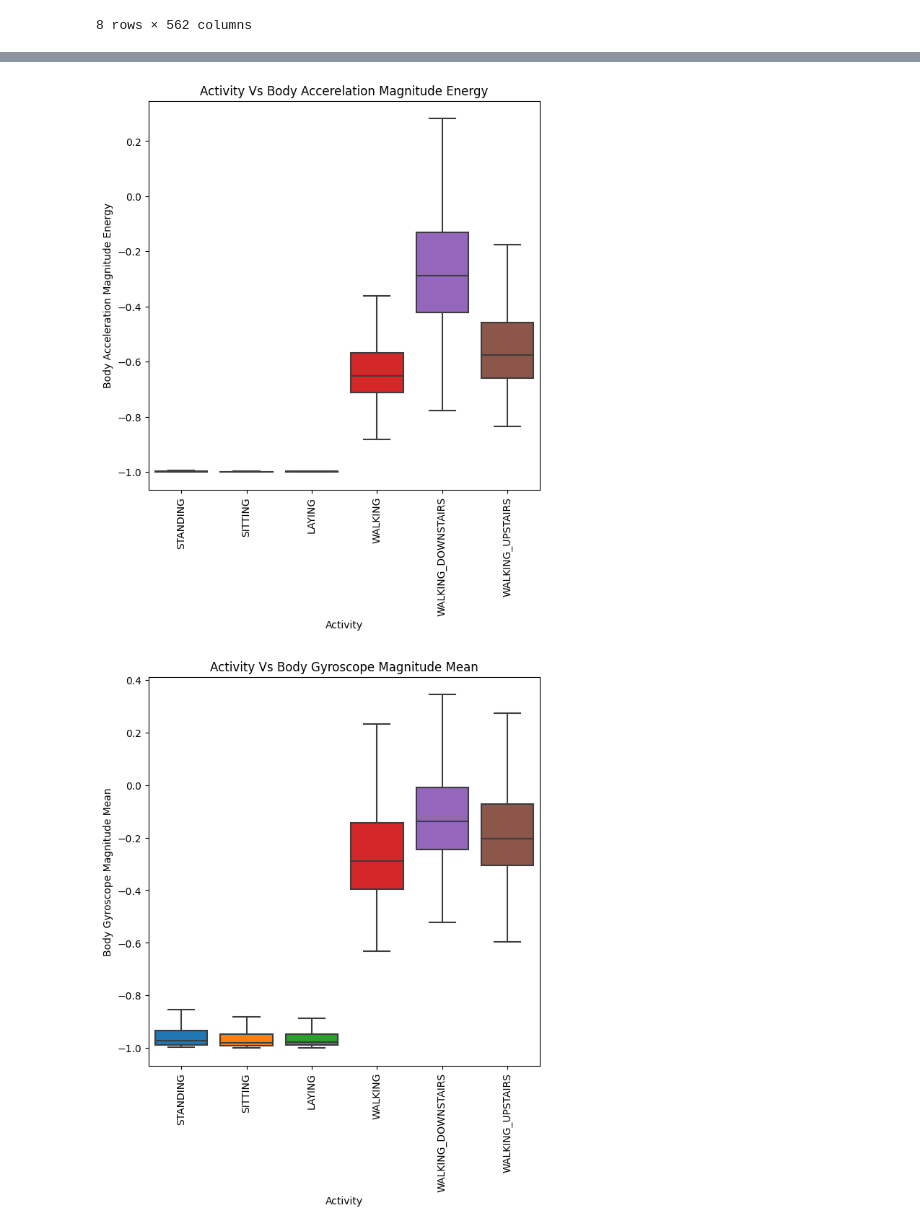
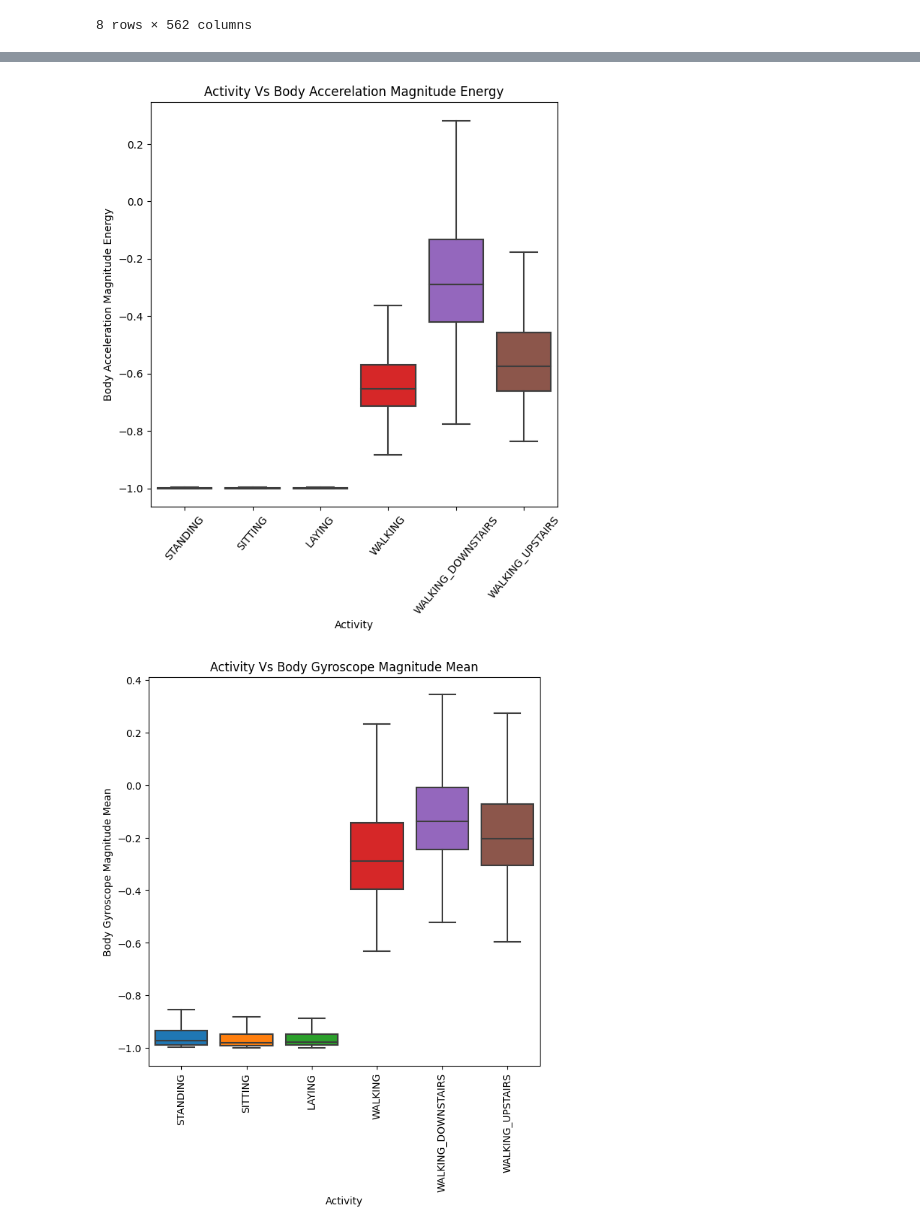
Before and after one commit to mosemb/HumanActivityRecognition, a Jupyter notebook: Har.ipynb, the cells around one changed output, grey strips where cells are left out. Drawn from its saved outputs; the diff is of its cells as text; code cells hidden in the pictures.

```diff
--- a/Har.ipynb
+++ b/Har.ipynb
@@ -124,14 +127,15 @@ plt.show()
 # %%
 plt.figure(figsize=(7,7))
 plt.title("Activity Vs Body Accerelation Magnitude Energy")
 sns.boxplot(x='Activity', y='tBodyAccMag-energy()',data=df, showfliers=False, saturation=1)
 plt.ylabel('Body Acceleration Magnitude Energy')
 #plt.axhline(y=-0.7, xmin=0.1, xmax=0.9,dashes=(5,5), c='g')
 #plt.axhline(y=-0.05, xmin=0.4, dashes=(5,5), c='m')
-plt.xticks(rotation=90)
+plt.xticks(rotation=50)
+plt.savefig('ActivityVsBodyAccerelationEnergy.png')
 plt.show()
 # %% [output]
-[figure, old version]
+[figure, new version]
 # %%
 plt.figure(figsize=(7,7))
 plt.title("Activity Vs Body Gyroscope Magnitude Mean")
```
Also changed, not shown: parts of 14 cells of this notebook, 9 other files.
